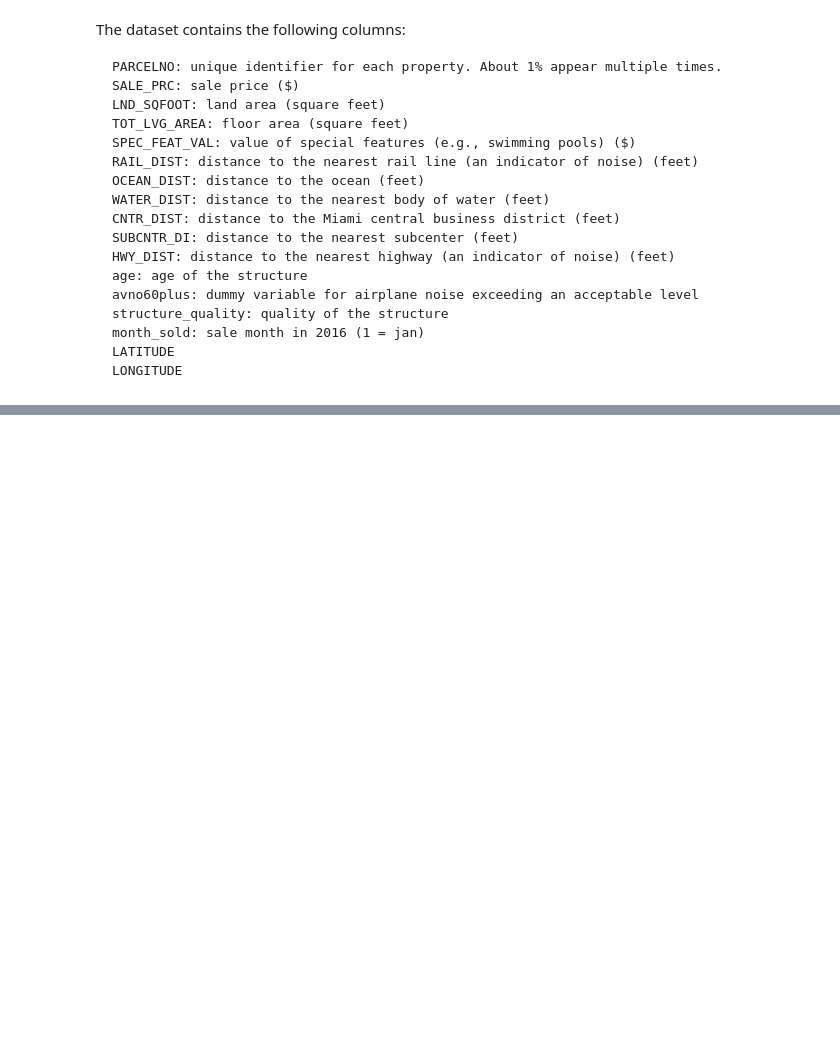
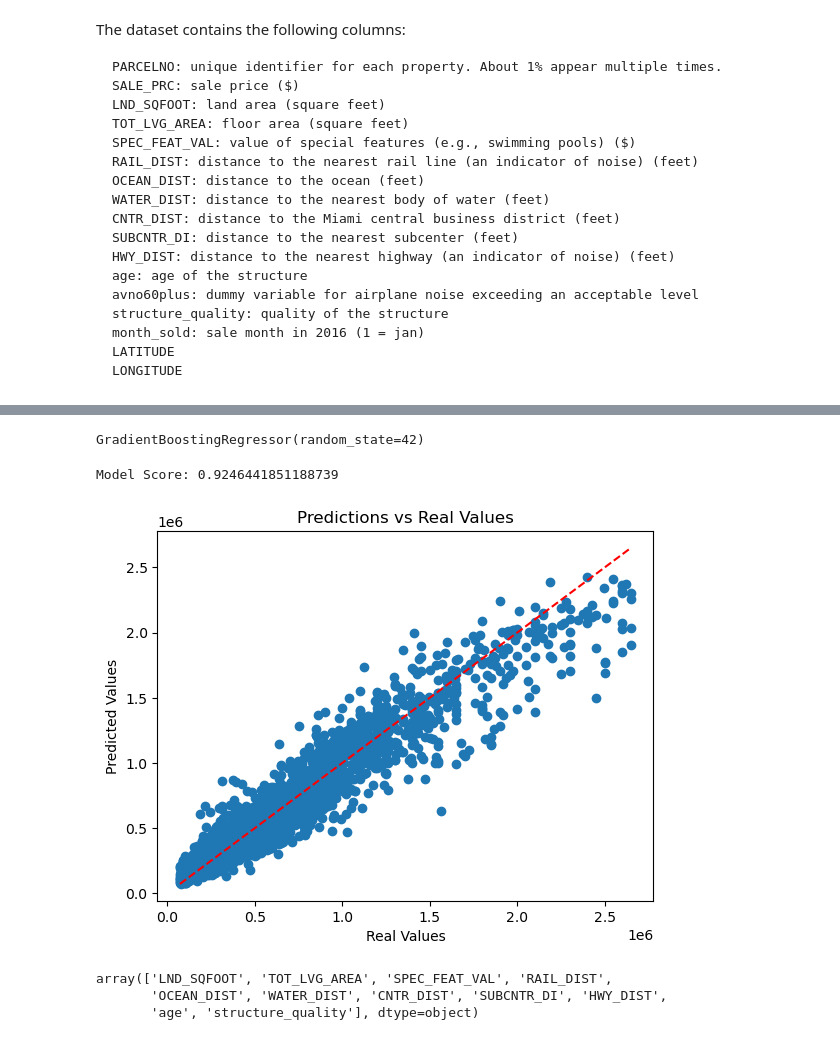
Before and after one commit to baderale/Miami-Housing, a Jupyter notebook: Miami Housing Prices.ipynb, the cells around one changed output, grey strips where cells are left out. Saved outputs shown, nothing was run; the diff lists cells and outputs as text; code cells hidden in the pictures; blank space fills up the shorter version.

Commit message:
Implemented XGboost

```diff
--- a/Miami Housing Prices.ipynb
+++ b/Miami Housing Prices.ipynb
@@ -167,0 +137,6 @@ plt.show();
+# %%
+from sklearn.ensemble import RandomForestRegressor
+from sklearn.feature_selection import RFECV
+
+rfecv = RFECV(estimator=RandomForestRegressor(), min_features_to_select=3, step=1, cv=5, scoring='neg_mean_absolute_error', n_jobs=-1, verbose=1)
+rfecv.fit(X_train_std, y_train)
@@ -167,0 +146,3 @@ plt.show();
+# %%
+selected_features = X_train_std.columns[rfecv.support_]
+print(selected_features)
@@ -167,0 +154,4 @@ plt.show();
+# %%
+X_train_std_selected = pd.DataFrame(X_train_std[selected_features], columns=['LND_SQFOOT', 'TOT_LVG_AREA', 'SPEC_FEAT_VAL', 'RAIL_DIST',
+       'OCEAN_DIST', 'WATER_DIST', 'CNTR_DIST', 'SUBCNTR_DI', 'HWY_DIST',
+       'age', 'structure_quality'])
@@ -167,0 +167,25 @@ plt.show();
+# %%
+# Implementing XGboost
+from sklearn.ensemble import GradientBoostingRegressor
+
+gbr = GradientBoostingRegressor(n_estimators=100, learning_rate=0.1, max_depth=3, random_state=42)
+gbr.fit(X_train_std_selected, y_train)
+
+gbr_predictions = gbr.predict(X_train_std_selected)
+
+score = gbr.score(X_train_std_selected, y_train)
+print("Model Score:", score)
+# %% [output]
+GradientBoostingRegressor(random_state=42)
+Model Score: 0.9246441851188739
+# %%
+import matplotlib.pyplot as plt
+
+plt.scatter(y_train, gbr_predictions)
+plt.plot([min(y_train), max(y_train)], [min(y_train), max(y_train)], 'r--')
+plt.xlabel('Real Values')
+plt.ylabel('Predicted Values')
+plt.title('Predictions vs Real Values')
+plt.show();
+# %% [output]
+[figure, added]
@@ -167,0 +213,6 @@ plt.show();
+# %%
+gbr.feature_names_in_
+# %% [output]
+array(['LND_SQFOOT', 'TOT_LVG_AREA', 'SPEC_FEAT_VAL', 'RAIL_DIST',
+       'OCEAN_DIST', 'WATER_DIST', 'CNTR_DIST', 'SUBCNTR_DI', 'HWY_DIST',
+       'age', 'structure_quality'], dtype=object)
```
Also changed, not shown: parts of 29 cells of this notebook.
